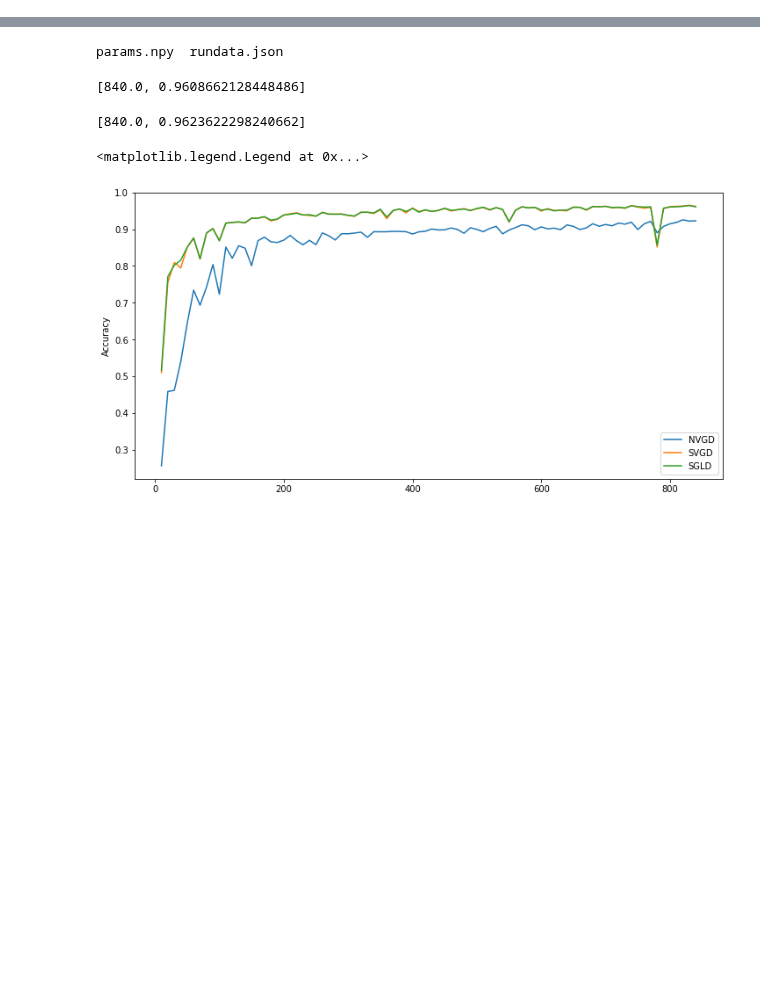
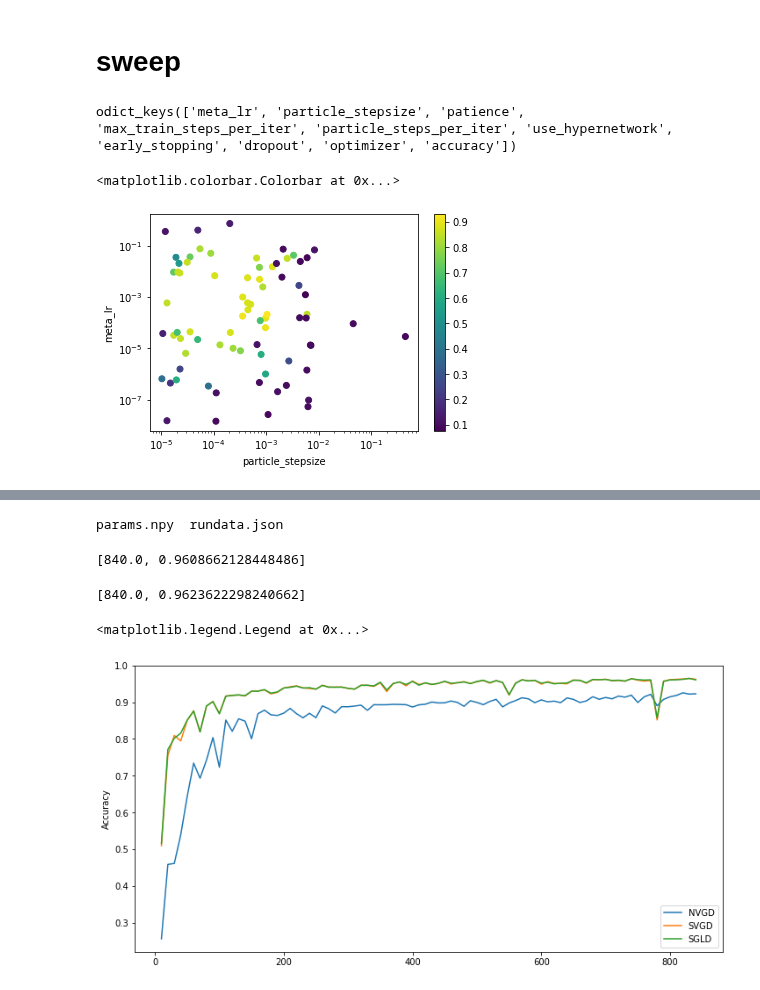
Before and after one commit to ratschlab/projects-2020-Neural-SVGD, a Jupyter notebook: notebooks/bayesian-neural-network/plot.ipynb, the cells around one changed output, grey strips where cells are left out. Drawn from its saved outputs; the diff is of its cells as text; code cells hidden in the pictures; blank space fills up the shorter version.

```diff
--- a/notebooks/bayesian-neural-network/plot.ipynb
+++ b/notebooks/bayesian-neural-network/plot.ipynb
@@ -60,0 +57,27 @@ WARNING:absl:No GPU/TPU found, falling back to CPU. (Set TF_CPP_MIN_LOG_LEVEL=0
+# %% [markdown]
+# sweep
+# %%
+sweep_path = '/home/lauro/code/msc-thesis/main/results/nvgd-sweep/all_sweep_results.json'
+sweep_results = json.load(sweep_path)
+# %%
+data = pd.DataFrame(sweep_results)
+# %%
+sweep_results.keys()
+# %% [output]
+odict_keys(['meta_lr', 'particle_stepsize', 'patience', 'max_train_steps_per_iter', 'particle_steps_per_iter', 'use_hypernetwork', 'early_stopping', 'dropout', 'optimizer', 'accuracy'])
+# %%
+x = 'particle_stepsize'
+y = 'meta_lr'
+
+plt.scatter(data[x],
+            data[y],
+            c=data['accuracy'],
+            cmap='viridis')
+plt.xlabel(x)
+plt.ylabel(y)
+plt.xscale('log')
+plt.yscale('log')
+plt.colorbar()
+# %% [output]
+<matplotlib.colorbar.Colorbar at 0x...>
+[figure, added]
```
Also changed, not shown: parts of 7 cells of this notebook, 1 other file.
